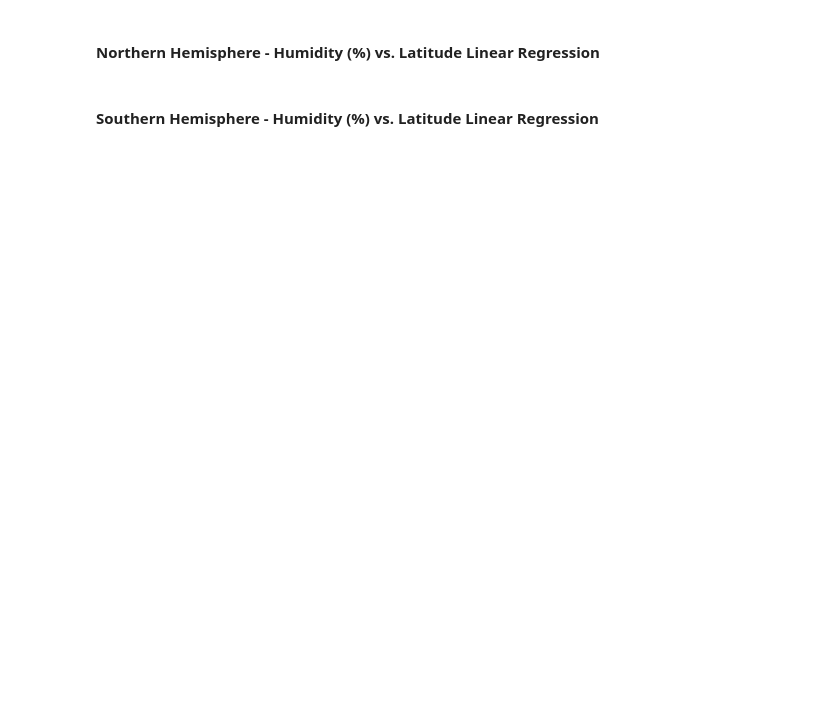
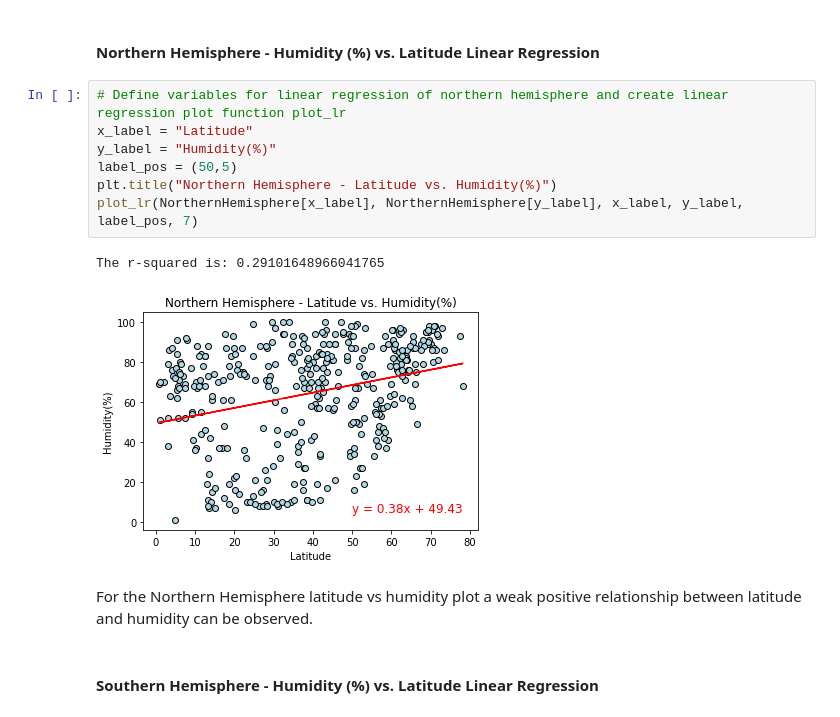
Before and after one commit to AlineHornoff/Python_API_challenge, a Jupyter notebook: WeatherPy/WeatherPy.ipynb, the cells around one changed output. Saved outputs shown, nothing was run; the diff lists cells and outputs as text; blank space fills up the shorter version.

```diff
--- a/WeatherPy/WeatherPy.ipynb
+++ b/WeatherPy/WeatherPy.ipynb
@@ -287,4 +339,16 @@ There are 176 cities in the southern hemisphere out of a total of 545.
 # %% [markdown]
 ####  Northern Hemisphere - Humidity (%) vs. Latitude Linear Regression
+# %%
+# Define variables for linear regression of northern hemisphere and create linear regression plot function plot_lr
+x_label = "Latitude"
+y_label = "Humidity(%)"
+label_pos = (50,5)
+plt.title("Northern Hemisphere - Latitude vs. Humidity(%)")
+plot_lr(NorthernHemisphere[x_label], NorthernHemisphere[y_label], x_label, y_label, label_pos, 7)
+# %% [output]
+The r-squared is: 0.29101648966041765
+[figure, added]
+# %% [markdown]
+For the Northern Hemisphere latitude vs humidity plot a weak positive relationship between latitude and humidity can be observed.
 # %% [markdown]
 ####  Southern Hemisphere - Humidity (%) vs. Latitude Linear Regression
```
Also changed, not shown: parts of 31 cells of this notebook, 13 other files.
